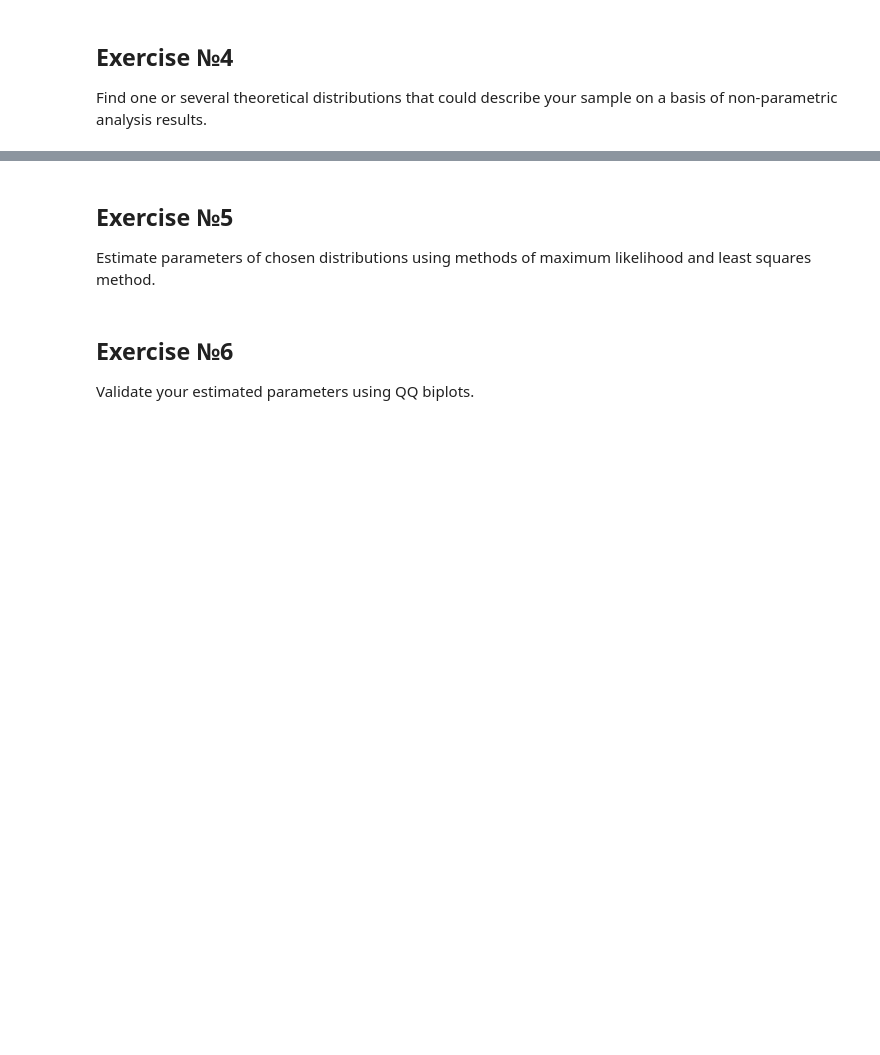
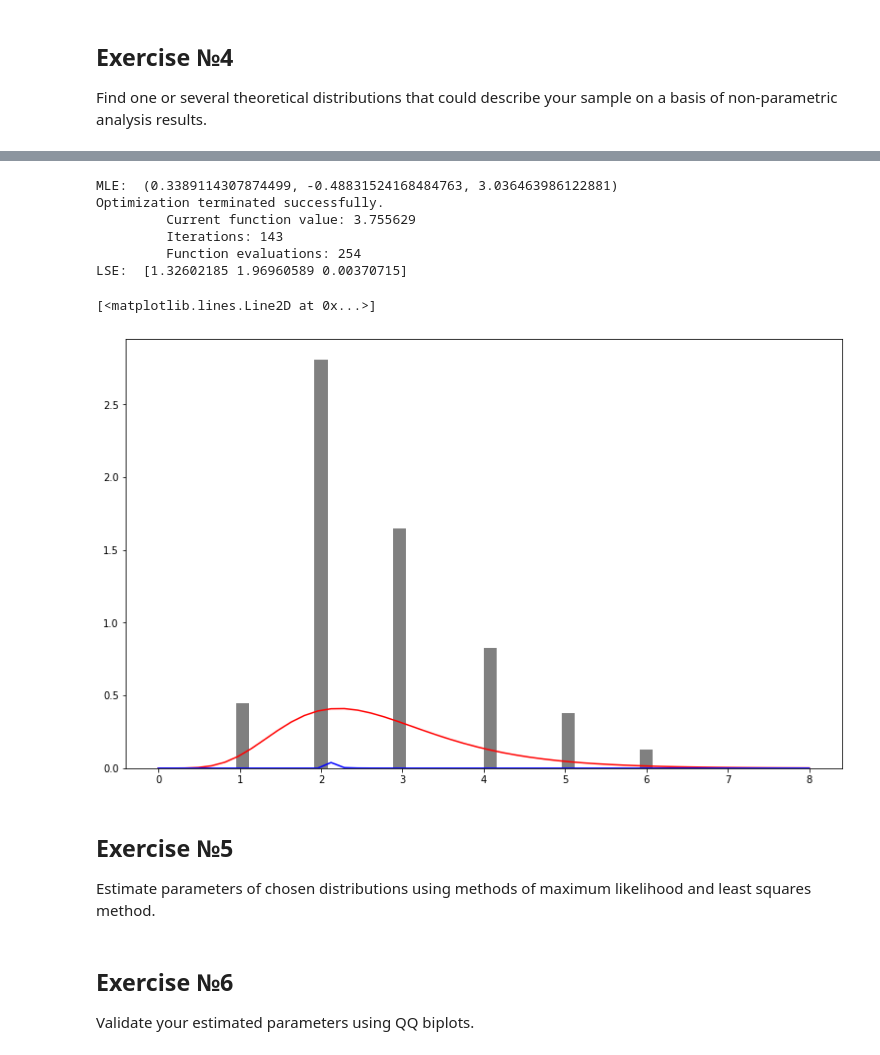
Before and after one commit to vandosik/M-M-MSA, a Jupyter notebook: Lab_1/lab_1.ipynb, the cells around one changed output, grey strips where cells are left out. Drawn from its saved outputs; the diff is of its cells as text; code cells hidden in the pictures; blank space fills up the shorter version.

```diff
--- a/Lab_1/lab_1.ipynb
+++ b/Lab_1/lab_1.ipynb
@@ -152,23 +214,24 @@ plt.figure(figsize=(13, 8))
 # Determination of the parameters of the distribution
 
 hist_data = plt.hist(source_df[col_name], density=True, bins=50, color='grey')
+min_amount, max_amount = source_df[col_name].min(), source_df[col_name].max()
 x = np.linspace(min_amount, max_amount)
 
-if col_name == 'ElapsedTime':
+if col_name == 'winning_team_final_map_score':
     # The lognorm distribution parameters are determined using the fit function based on the maximum likelihood method
-    mle_params = scipy.stats.lognorm.fit(source_df[col_name])
+    mle_params = sp.stats.lognorm.fit(source_df[col_name])
     print("MLE: ", mle_params)
-    pdf_mle = scipy.stats.lognorm.pdf(x, *mle_params)
+    pdf_mle = sp.stats.lognorm.pdf(x, *mle_params)
 
 elif col_name == 'Accuracy':
-    mle_params = scipy.stats.uniform.fit(source_df[col_name])
+    mle_params = sp.stats.uniform.fit(source_df[col_name])
     print("MLE: ", mle_params)
-    pdf_mle = scipy.stats.uniform.pdf(x, *mle_params)
+    pdf_mle = sp.stats.uniform.pdf(x, *mle_params)
 
 elif col_name == 'Score':
-    mle_params = scipy.stats.lognorm.fit(source_df[col_name], loc=1.1, scale=1.1) # Make initial Guess
+    mle_params = sp.stats.lognorm.fit(source_df[col_name], loc=1.1, scale=1.1) # Make initial Guess
     print("MLE: ", mle_params)
-    pdf_mle = scipy.stats.lognorm.pdf(x, *mle_params)
+    pdf_mle = sp.stats.lognorm.pdf(x, *mle_params)
 
 plt.plot(x, pdf_mle, color='r')
 
@@ -181,9 +244,9 @@ hist_bins += delta / 2 # Take centres of bins
 hist_vals = hist_data[0] # Get the height of bins for least squares
 # print(hist_vals)
 
-if col_name == 'ElapsedTime':
+if col_name == 'winning_team_final_map_score':
     def lognorm(arg_x, s, loc, scale):
-        return scipy.stats.lognorm.pdf(arg_x, s, loc, scale)
+        return sp.stats.lognorm.pdf(arg_x, s, loc, scale)
 
     def lst_sqrs(par_ar, gt, x):
         s, loc, scale = par_ar
@@ -191,39 +254,48 @@ if col_name == 'ElapsedTime':
 
     lse_params = minimize(lst_sqrs, [1.1, 1.1, 1.1], method = 'Nelder-Mead', args=(hist_vals, hist_bins), tol=0.001, options={'disp': True})
     print("LSE: ",lse_params.x)
-    pdf_lsm = scipy.stats.lognorm.pdf(x, *lse_params.x)
+    pdf_lsm = sp.stats.lognorm.pdf(x, *lse_params.x)
 
 elif col_name == 'Accuracy':
-
     def uniform(arg_x, loc, scale):
         ret_vals = np.array([1./(scale)] * len(arg_x))
 
         ret_vals[arg_x < loc] = 0
         ret_vals[arg_x > (loc + scale)] = 0
 
         return ret_vals
 
     def lst_sqrs(par_ar, gt, x):
         loc, scale = par_ar
         return sum((gt - uniform(x, loc, scale))**2)
 
     lse_params = minimize(lst_sqrs, [0., 10.], method = 'Nelder-Mead', args=(hist_vals, hist_bins), tol=0.001)
     print("LSE: ", lse_params.x)
-    pdf_lsm = scipy.stats.uniform.pdf(hist_bins, *lse_params.x)
+    pdf_lsm = sp.stats.uniform.pdf(hist_bins, *lse_params.x)
 
-elif col_name == 'Score':
+if col_name == 'Score':
     def lognorm(arg_x, s, loc, scale):
-        return scipy.stats.lognorm.pdf(arg_x, s, loc, scale)
+        return sp.stats.lognorm.pdf(arg_x, s, loc, scale)
 
     def lst_sqrs(par_ar, gt, x):
         s, loc, scale = par_ar
         return sum((gt - lognorm(x, s, loc, scale))**2)
 
     lse_params = minimize(lst_sqrs, [1.1, 1.1, 1.1], method = 'Nelder-Mead', args=(hist_vals, hist_bins), tol=0.001, options={'disp': True})
     print("LSE: ",lse_params.x)
-    pdf_lsm = scipy.stats.lognorm.pdf(x, *lse_params.x)
+    pdf_lsm = sp.stats.lognorm.pdf(x, *lse_params.x)
+
 
 plt.plot(x, pdf_lsm, color='b')
+# %% [output]
+MLE:  (0.3389114307874499, -0.48831524168484763, 3.036463986122881)
+Optimization terminated successfully.
+         Current function value: 3.755629
+         Iterations: 143
+         Function evaluations: 254
+LSE:  [1.32602185 1.96960589 0.00370715]
+[<matplotlib.lines.Line2D at 0x...>]
+[figure, added]
 # %% [markdown]
 ## Exercise №5
 Estimate parameters of chosen distributions using methods of maximum likelihood and least squares method.
```
Also changed, not shown: parts of 7 cells of this notebook.
